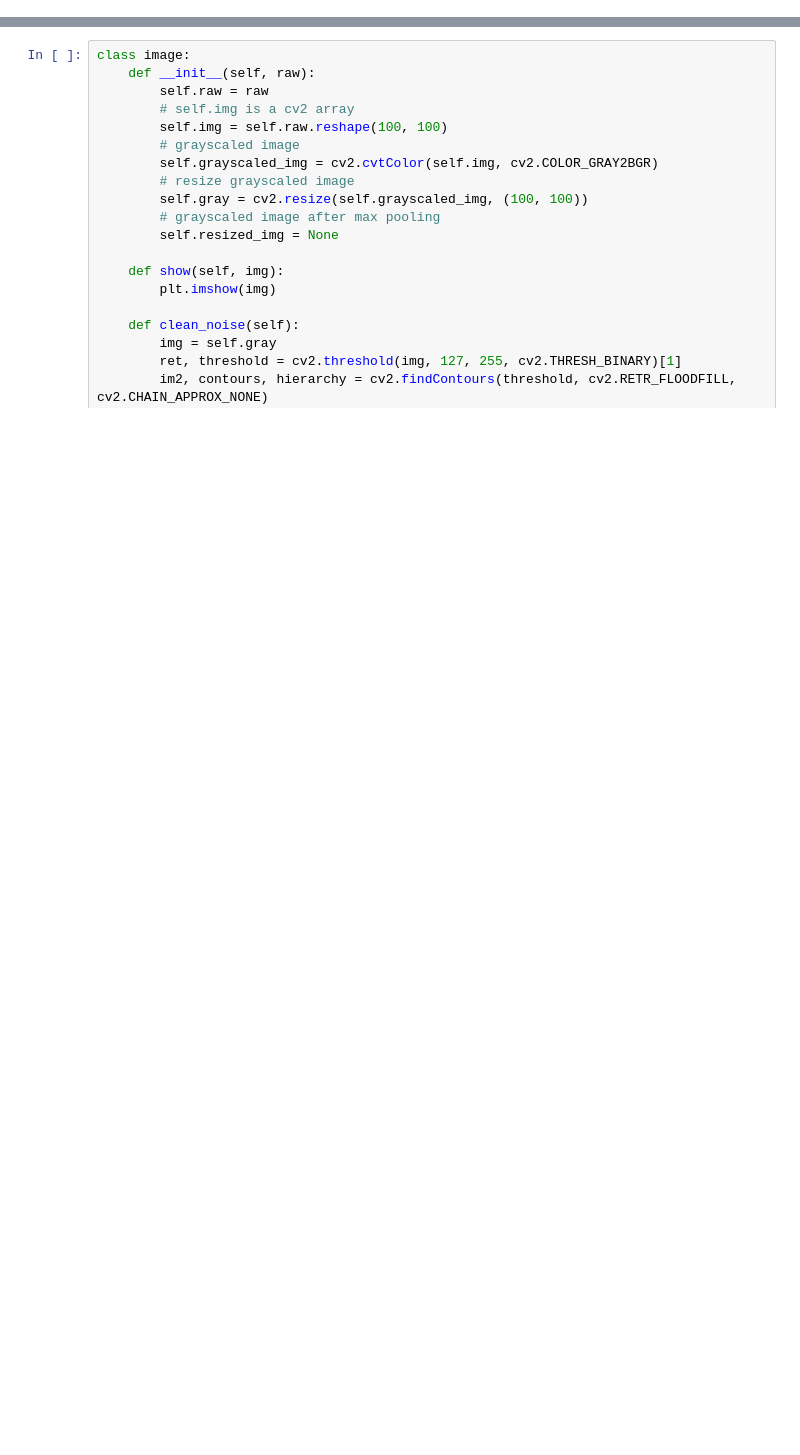
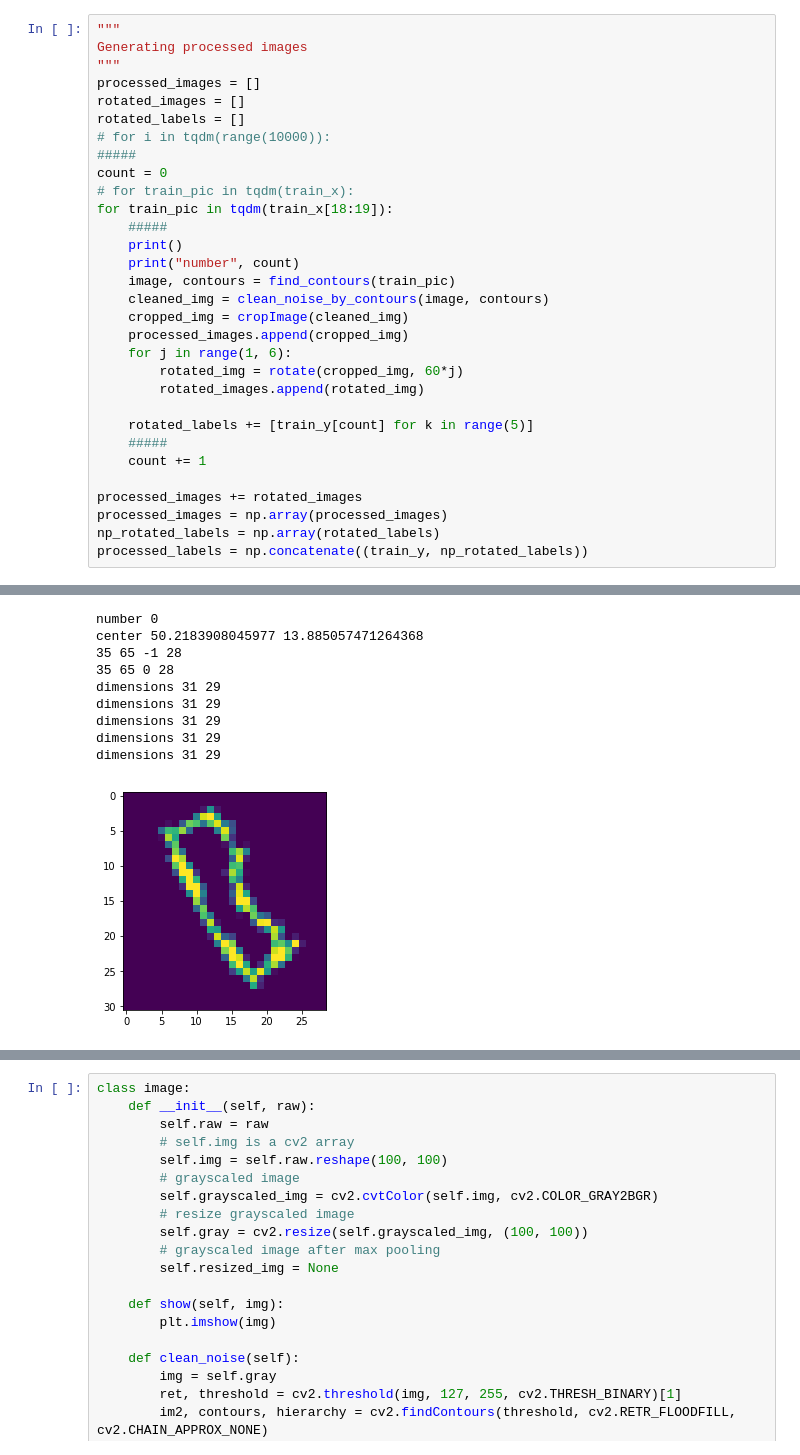
Before and after one commit to atg-abhijay/Comp-551-Kaggle-Competition, a Jupyter notebook: pre_processing.ipynb, the cells around one changed output, grey strips where cells are left out. Cells and saved outputs as stored; diff of their text form; blank space fills up the shorter version.

```diff
--- a/pre_processing.ipynb
+++ b/pre_processing.ipynb
@@ -113,0 +147,32 @@ def rotate(img, angle):
+# %%
+"""
+Generating processed images
+"""
+processed_images = []
+rotated_images = []
+rotated_labels = []
+# for i in tqdm(range(10000)):
+#####
+count = 0
+# for train_pic in tqdm(train_x):
+for train_pic in tqdm(train_x[18:19]):
+    #####
+    print()
+    print("number", count)
+    image, contours = find_contours(train_pic)
+    cleaned_img = clean_noise_by_contours(image, contours)
+    cropped_img = cropImage(cleaned_img)
+    processed_images.append(cropped_img)
+    for j in range(1, 6):
+        rotated_img = rotate(cropped_img, 60*j)
+        rotated_images.append(rotated_img)
+
+    rotated_labels += [train_y[count] for k in range(5)]
+    #####
+    count += 1
+
+processed_images += rotated_images
+processed_images = np.array(processed_images)
+np_rotated_labels = np.array(rotated_labels)
+processed_labels = np.concatenate((train_y, np_rotated_labels))
+# %% [output]
@@ -113,0 +180,10 @@ def rotate(img, angle):
+number 0
+center 50.2183908045977 13.885057471264368
+35 65 -1 28
+35 65 0 28
+dimensions 31 29
+dimensions 31 29
+dimensions 31 29
+dimensions 31 29
+dimensions 31 29
+[figure, added]
```
Also changed, not shown: parts of 16 cells of this notebook.
